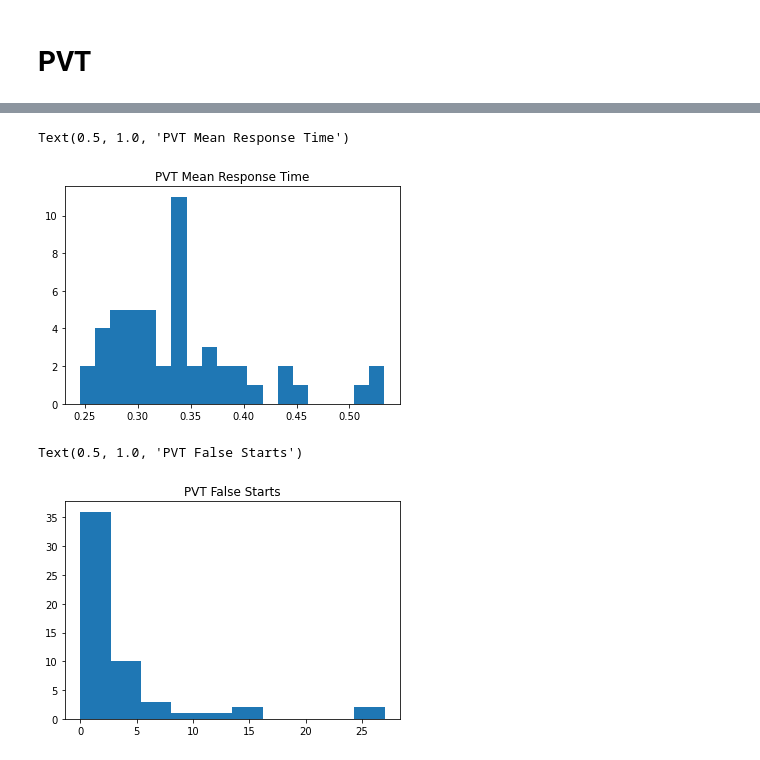
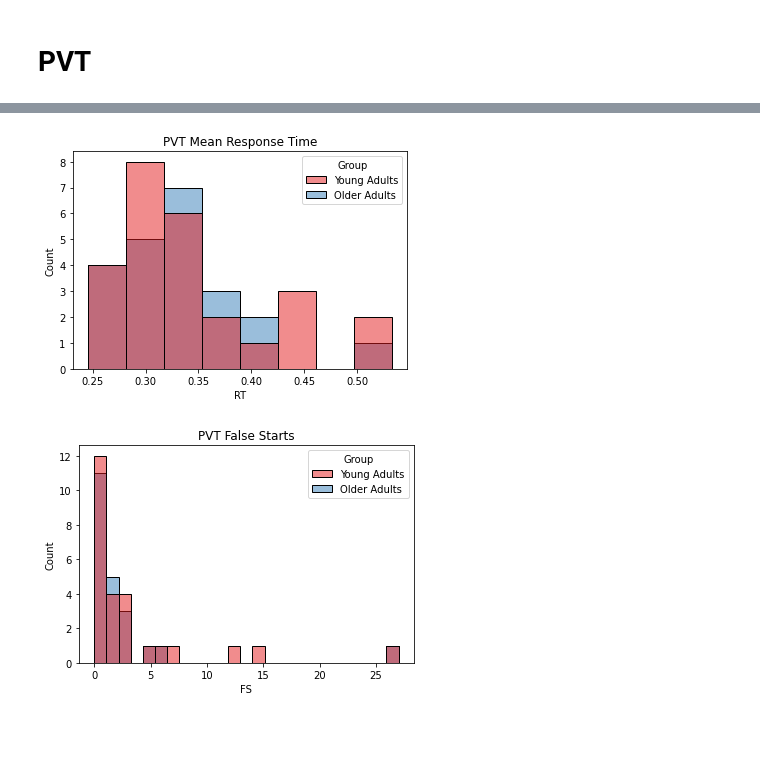
Before and after one commit to UTCogNeuroLab/wearables, a Jupyter notebook: notebooks/PVT.ipynb, the cells around one changed output, grey strips where cells are left out. Saved outputs shown, nothing was run; the diff lists cells and outputs as text; code cells hidden in the pictures; blank space fills up the shorter version.

```diff
--- a/notebooks/PVT.ipynb
+++ b/notebooks/PVT.ipynb
@@ -158,16 +176,16 @@ pvt_results.to_csv(data_dir + 'pvt/pvt_results.csv', index=False)
 # %%
 import matplotlib.pyplot as plt
-%matplotlib inline
+import seaborn as sns
 
-plt.hist(pvt_results['RT'][pvt_results['RT'] < 0.65], bins=20)
+sns.histplot(data = pvt_results[pvt_results['RT'] < 5], x = 'RT', hue = 'Group', palette = 'Set1')
 plt.title('PVT Mean Response Time')
+plt.savefig(results_dir + 'mean_rt.png', dpi=300)
 # %% [output]
-Text(0.5, 1.0, 'PVT Mean Response Time')
-[figure, old version]
+[figure, new version]
-# %%
-plt.hist(pvt_results['FS'], bins=10) #excluding 20127 as outlier
-plt.title('PVT False Starts')
-# %% [output]
-Text(0.5, 1.0, 'PVT False Starts')
-[figure, removed]
+# %%
+sns.histplot(data = pvt_results[pvt_results['RT'] < 5], x = 'FS', hue = 'Group', palette = 'Set1')
+plt.title('PVT False Starts')
+plt.savefig(results_dir + 'false_starts.png', dpi=300)
+# %% [output]
+[figure, added]
 # %%
```
Also changed, not shown: parts of 9 cells of this notebook, 9 other files.
